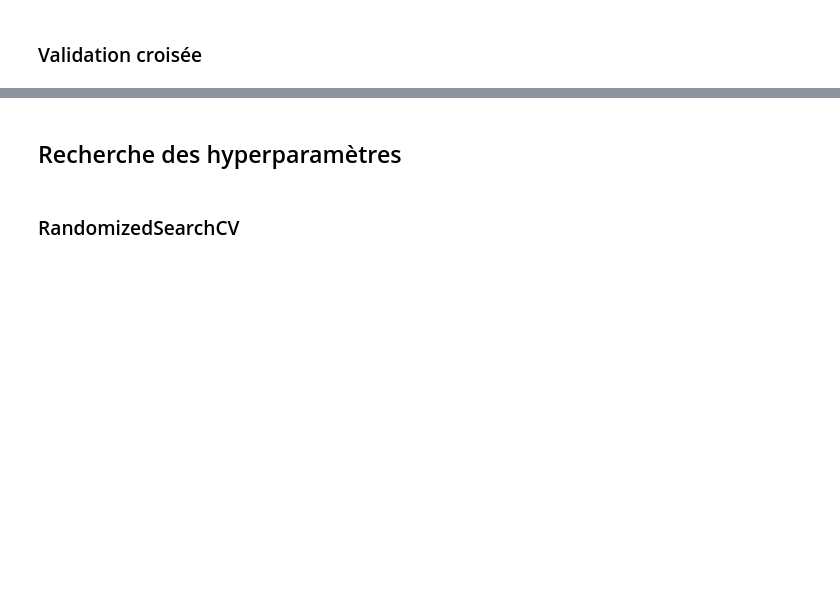
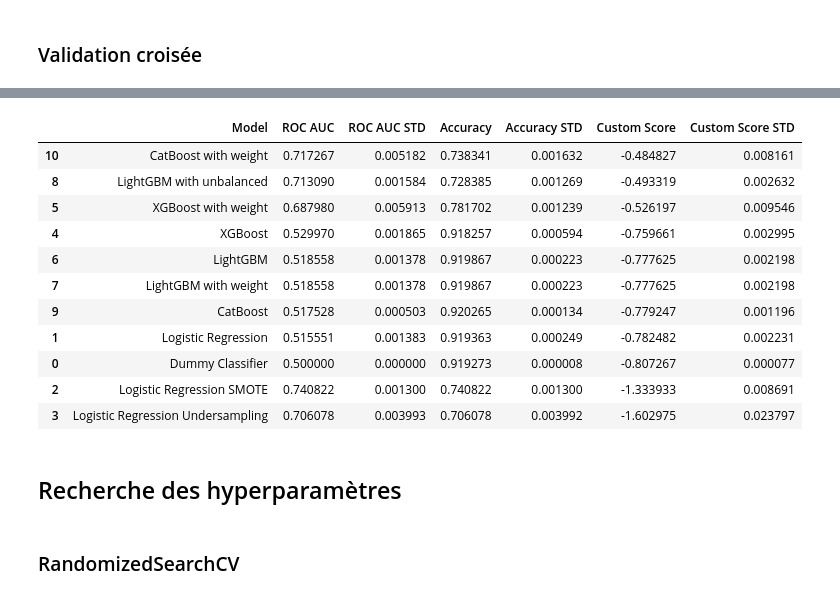
Before and after one commit to Stely-data/OC-Projet-7, a Jupyter notebook: Deveau_Estelle_2_notebook_Modelisation_052024.ipynb, the cells around one changed output, grey strips where cells are left out. Drawn from its saved outputs; the diff is of its cells as text; code cells hidden in the pictures; blank space fills up the shorter version.

```diff
--- a/Deveau_Estelle_2_notebook_Modelisation_052024.ipynb
+++ b/Deveau_Estelle_2_notebook_Modelisation_052024.ipynb
@@ -859,6 +833,7 @@ model_datasets = {
     "XGBoost": (xgb_model, True, False, False, None, None),
     "XGBoost with weight": (xgb_model_weight, True, False, False, None, None),
     "LightGBM": (lgbm_model, False, False, True, None, None),
+    "LightGBM with weight": (lgbm_model_weight, False, False, True, None, None),
     "LightGBM with unbalanced": (lgbm_model_ub, False, False, True, None, None),
     "CatBoost": (catboost_model, False, False, True, None, None),
     "CatBoost with weight": (catboost_model_weight, False, False, True, None, None),
@@ -909,12 +883,14 @@ CatBoost with weight - ROC AUC: 0.779953191745095, Accuracy: 0.7450368274718306,
 # %%
 # selection des modèles prometteurs
 model_datasets_cv = {
+    "Dummy Classifier": (dummy_model, True, False, False, None),
     "Logistic Regression": (logistic_model, True, True, False, None),
     "Logistic Regression SMOTE": (logistic_model, True, True, False, "SMOTE"),
     "Logistic Regression Undersampling": (logistic_model, True, True, False, "Undersampling"),
     "XGBoost": (xgb_model, True, False, False, None),
     "XGBoost with weight": (xgb_model_weight, True, False, False, None),
     "LightGBM": (lgbm_model, False, False, False, None),
+    "LightGBM with weight": (lgbm_model, False, False, False, None),
     "LightGBM with unbalanced": (lgbm_model_ub, False, False, False, None),
     "CatBoost": (catboost_model, False, False, False, None),
     "CatBoost with weight": (catboost_model_weight, False, False, False, None),
@@ -957,10 +899,19 @@ def cross_validate_model(model, X, y, scoring=custom_scorer):
 # Fonction pour effectuer une validation croisée et évaluer les modèles
 def cross_validate_model(model, X, y, scoring=custom_scorer):
     skf = StratifiedKFold(n_splits=5, shuffle=True, random_state=42)
+
     auc_scores = cross_val_score(model, X, y, cv=skf, scoring=make_scorer(roc_auc_score))
     accuracy_scores = cross_val_score(model, X, y, cv=skf, scoring=make_scorer(accuracy_score))
     scores = cross_val_score(model, X, y, cv=skf, scoring=scoring)
-    return np.mean(auc_scores), np.mean(accuracy_scores), np.mean(scores)
+
+    return {
+        "auc_mean": np.mean(auc_scores),
+        "auc_std": np.std(auc_scores),
+        "accuracy_mean": np.mean(accuracy_scores),
+        "accuracy_std": np.std(accuracy_scores),
+        "custom_mean": np.mean(scores),
+        "custom_std": np.std(scores)
+    }
 # %%
 # Liste pour stocker les résultats
 results = []
@@ -972,23 +923,31 @@ for model_name, dfs in model_datasets_cv.items():
     X_train_loc, y_train_loc, X_val_loc, y_val_loc, X_test_loc, y_test_loc = prepare_data(dfs[1], dfs[2], dfs[3], dfs[4])
 
     # CV
-    auc, accuracy, custom_score = cross_validate_model(dfs[0], X_train_loc, y_train_loc, custom_scorer)
+    scores = cross_validate_model(dfs[0], X_train_loc, y_train_loc, custom_scorer)
 
     # Enregistrer les résultats dans MLflow
     with mlflow.start_run(run_name=f"{model_name}_CV"):
         mlflow.log_param("model", model_name)
-        mlflow.log_metric("ROC AUC", auc)
-        mlflow.log_metric("Accuracy", accuracy)
-        mlflow.log_metric("Custom Score", custom_score)
+        mlflow.log_metric("ROC AUC", scores["auc_mean"])
+        mlflow.log_metric("Accuracy", scores["accuracy_mean"])
+        mlflow.log_metric("Custom Score", scores["custom_mean"])
+        mlflow.log_metric("ROC AUC STD", scores["auc_std"])
+        mlflow.log_metric("Accuracy STD", scores["accuracy_std"])
+        mlflow.log_metric("Custom Score STD", scores["custom_std"])
         mlflow.sklearn.log_model(dfs[0], f"{model_name}")
 
-    print(f"{model_name} - ROC AUC: {auc}, Accuracy: {accuracy}, Custom Score: {custom_score}")
+    print(f"{model_name} - ROC AUC: {scores['auc_mean']} (STD: {scores['auc_std']}), "
+          f"Accuracy: {scores['accuracy_mean']} (STD: {scores['accuracy_std']}), "
+          f"Custom Score: {scores['custom_mean']} (STD: {scores['custom_std']})")
 
     # Ajouter les résultats au DataFrame
     results.append({
         "Model": model_name,
-        "ROC AUC": auc,
-        "Accuracy": accuracy,
-        "Custom Score": custom_score
+        "ROC AUC": scores["auc_mean"],
+        "ROC AUC STD": scores["auc_std"],
+        "Accuracy": scores["accuracy_mean"],
+        "Accuracy STD": scores["accuracy_std"],
+        "Custom Score": scores["custom_mean"],
+        "Custom Score STD": scores["custom_std"]
     })
 # %% [output]
@@ -1008,7 +971,20 @@ Evaluating LightGBM with unbalanced
 # %%
 # Afficher les résultats
 results_df = pd.DataFrame(results)
-results_df.sort_values(by="ROC AUC", ascending=False)
+results_df.sort_values(by="Custom Score", ascending=False)
+# %% [output]
+|  | Model | ROC AUC | ROC AUC STD | Accuracy | Accuracy STD | Custom Score | Custom Score STD |
+| 10 | CatBoost with weight | 0.717267 | 0.005182 | 0.738341 | 0.001632 | -0.484827 | 0.008161 |
+| 8 | LightGBM with unbalanced | 0.713090 | 0.001584 | 0.728385 | 0.001269 | -0.493319 | 0.002632 |
+| 5 | XGBoost with weight | 0.687980 | 0.005913 | 0.781702 | 0.001239 | -0.526197 | 0.009546 |
+| 4 | XGBoost | 0.529970 | 0.001865 | 0.918257 | 0.000594 | -0.759661 | 0.002995 |
+| 6 | LightGBM | 0.518558 | 0.001378 | 0.919867 | 0.000223 | -0.777625 | 0.002198 |
+| 7 | LightGBM with weight | 0.518558 | 0.001378 | 0.919867 | 0.000223 | -0.777625 | 0.002198 |
+| 9 | CatBoost | 0.517528 | 0.000503 | 0.920265 | 0.000134 | -0.779247 | 0.001196 |
+| 1 | Logistic Regression | 0.515551 | 0.001383 | 0.919363 | 0.000249 | -0.782482 | 0.002231 |
+| 0 | Dummy Classifier | 0.500000 | 0.000000 | 0.919273 | 0.000008 | -0.807267 | 0.000077 |
+| 2 | Logistic Regression SMOTE | 0.740822 | 0.001300 | 0.740822 | 0.001300 | -1.333933 | 0.008691 |
+| 3 | Logistic Regression Undersampling | 0.706078 | 0.003993 | 0.706078 | 0.003992 | -1.602975 | 0.023797 |
 # %% [markdown]
 ## Recherche des hyperparamètres
 # %%
```
Also changed, not shown: parts of 74 cells of this notebook, 4 other files.
